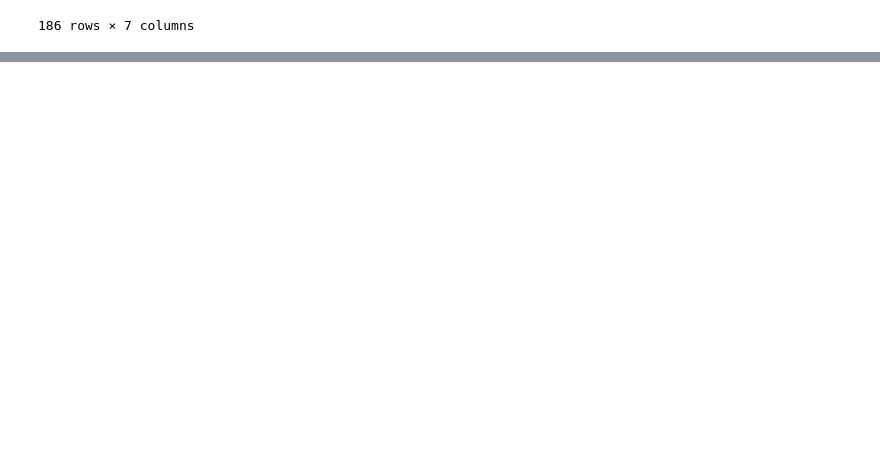
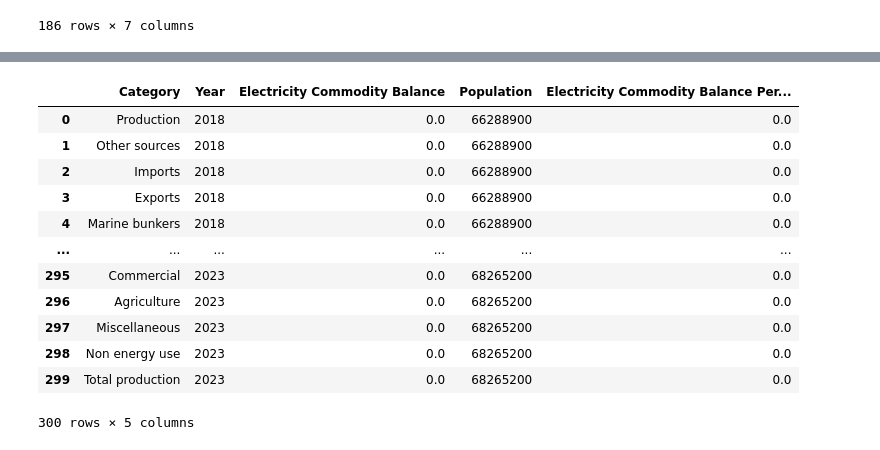
Before and after one commit to aliyahaslam/FINAL-YEAR-PROJECT-, a Jupyter notebook: FYP_UK_ENERGY_STANDARDISZATION.ipynb, the cells around one changed output, grey strips where cells are left out. Drawn from its saved outputs; the diff is of its cells as text; code cells hidden in the pictures; blank space fills up the shorter version.

```diff
--- a/FYP_UK_ENERGY_STANDARDISZATION.ipynb
+++ b/FYP_UK_ENERGY_STANDARDISZATION.ipynb
@@ -82,0 +201,4 @@ electricity_list.to_csv("Electricity Production per Capita.csv", index=False)
+# %%
+electricitycb["Electricity Commodity Balance"] = pd.to_numeric(electricitycb["Electricity Commodity Balance"], errors="coerce")
+# %%
+electricitycb["Electricity Commodity Balance"].fillna(0, inplace=True)
@@ -82,0 +212,2 @@ electricity_list.to_csv("Electricity Production per Capita.csv", index=False)
+# %%
+electricitycb["Electricity Commodity Balance"].fillna(electricitycb["Electricity Commodity Balance"].mean(), inplace=True)
@@ -82,0 +221,18 @@ electricity_list.to_csv("Electricity Production per Capita.csv", index=False)
+# %%
+electricitycb["Electricity Commodity Balance Per Capita"] = (electricitycb["Electricity Commodity Balance"] * 1000) / electricitycb["Population"]
+# %%
+electricitycb
+# %% [output]
+|  | Category | Year | Electricity Commodity Balance | Population | Electricity Commodity Balance Per... |
+| 0 | Production | 2018 | 0.0 | 66288900 | 0.0 |
+| 1 | Other sources | 2018 | 0.0 | 66288900 | 0.0 |
+| 2 | Imports | 2018 | 0.0 | 66288900 | 0.0 |
+| 3 | Exports | 2018 | 0.0 | 66288900 | 0.0 |
+| 4 | Marine bunkers | 2018 | 0.0 | 66288900 | 0.0 |
+| ... | ... | ... | ... | ... | ... |
+| 295 | Commercial | 2023 | 0.0 | 68265200 | 0.0 |
+| 296 | Agriculture | 2023 | 0.0 | 68265200 | 0.0 |
+| 297 | Miscellaneous | 2023 | 0.0 | 68265200 | 0.0 |
+| 298 | Non energy use | 2023 | 0.0 | 68265200 | 0.0 |
+| 299 | Total production | 2023 | 0.0 | 68265200 | 0.0 |
+300 rows × 5 columns
```
Also changed, not shown: parts of 18 cells of this notebook.
